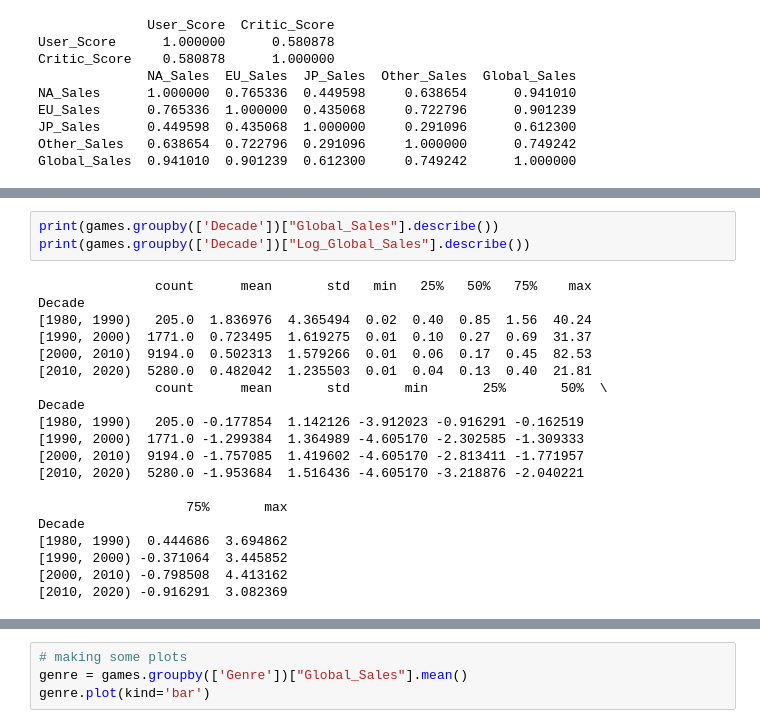
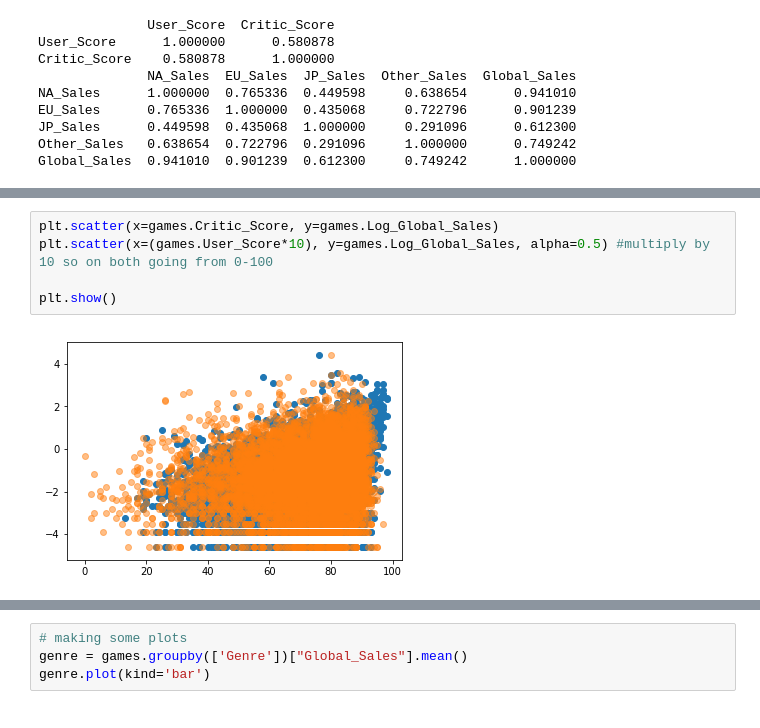
Before and after one commit to lluc507/Stats131Project, a Jupyter notebook: Final Project.ipynb, the cells around one changed output, grey strips where cells are left out. Drawn from its saved outputs; the diff is of its cells as text.

Commit message:
organize by guideline, random plots/tables + model

```diff
--- a/Final Project.ipynb
+++ b/Final Project.ipynb
@@ -304,23 +319,7 @@ games.head()
-# %%
-print(games.groupby(['Decade'])["Global_Sales"].describe())
-print(games.groupby(['Decade'])["Log_Global_Sales"].describe())
-# %% [output]
-               count      mean       std   min   25%   50%   75%    max
-Decade
-[1980, 1990)   205.0  1.836976  4.365494  0.02  0.40  0.85  1.56  40.24
-[1990, 2000)  1771.0  0.723495  1.619275  0.01  0.10  0.27  0.69  31.37
-[2000, 2010)  9194.0  0.502313  1.579266  0.01  0.06  0.17  0.45  82.53
-[2010, 2020)  5280.0  0.482042  1.235503  0.01  0.04  0.13  0.40  21.81
-               count      mean       std       min       25%       50%  \
-Decade
-[1980, 1990)   205.0 -0.177854  1.142126 -3.912023 -0.916291 -0.162519
-[1990, 2000)  1771.0 -1.299384  1.364989 -4.605170 -2.302585 -1.309333
-[2000, 2010)  9194.0 -1.757085  1.419602 -4.605170 -2.813411 -1.771957
-[2010, 2020)  5280.0 -1.953684  1.516436 -4.605170 -3.218876 -2.040221
-
-                   75%       max
-Decade
-[1980, 1990)  0.444686  3.694862
-[1990, 2000) -0.371064  3.445852
-[2000, 2010) -0.798508  4.413162
-[2010, 2020) -0.916291  3.082369
+# %%
+plt.scatter(x=games.Critic_Score, y=games.Log_Global_Sales)
+plt.scatter(x=(games.User_Score*10), y=games.Log_Global_Sales, alpha=0.5) #multiply by 10 so on both going from 0-100
+
+plt.show()
+# %% [output]
+[figure, added]
```
Also changed, not shown: parts of 28 cells of this notebook.
